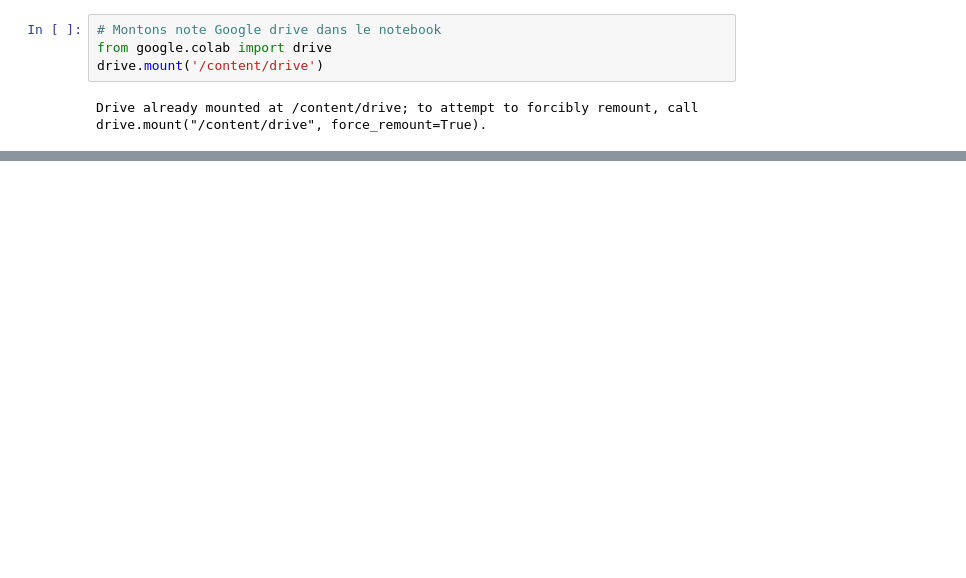
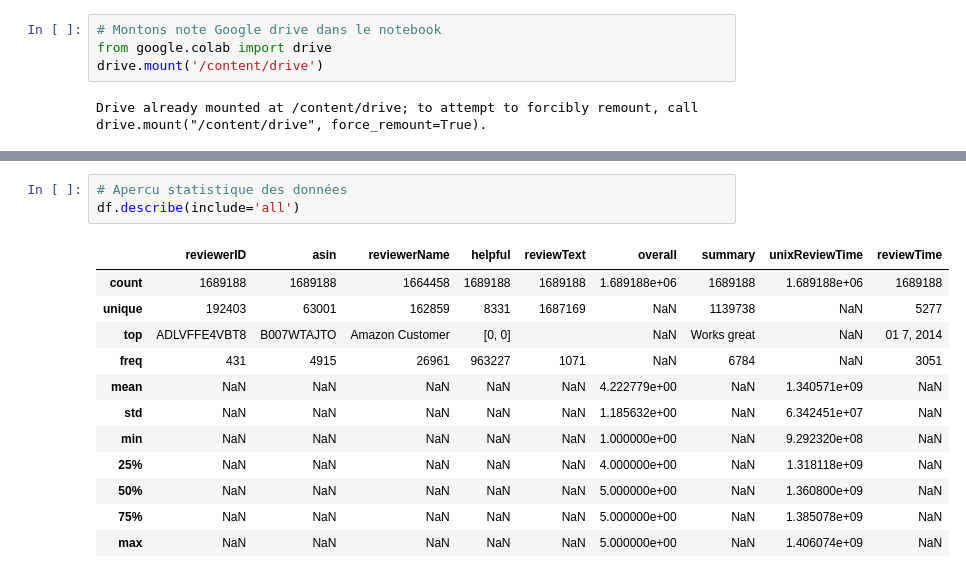
Before and after one commit to mobadata/detection-nouveautes-avis, a Jupyter notebook: Detection_nouveautes.ipynb, the cells around one changed output, grey strips where cells are left out. Saved outputs shown, nothing was run; the diff lists cells and outputs as text; blank space fills up the shorter version.

```diff
--- a/Detection_nouveautes.ipynb
+++ b/Detection_nouveautes.ipynb
@@ -32,0 +66,16 @@ df.head()
+# %%
+# Apercu statistique des données
+df.describe(include='all')
+# %% [output]
+|  | reviewerID | asin | reviewerName | helpful | reviewText | overall | summary | unixReviewTime | reviewTime |
+| count | 1689188 | 1689188 | 1664458 | 1689188 | 1689188 | 1.689188e+06 | 1689188 | 1.689188e+06 | 1689188 |
+| unique | 192403 | 63001 | 162859 | 8331 | 1687169 | NaN | 1139738 | NaN | 5277 |
+| top | ADLVFFE4VBT8 | B007WTAJTO | Amazon Customer | [0, 0] |  | NaN | Works great | NaN | 01 7, 2014 |
+| freq | 431 | 4915 | 26961 | 963227 | 1071 | NaN | 6784 | NaN | 3051 |
+| mean | NaN | NaN | NaN | NaN | NaN | 4.222779e+00 | NaN | 1.340571e+09 | NaN |
+| std | NaN | NaN | NaN | NaN | NaN | 1.185632e+00 | NaN | 6.342451e+07 | NaN |
+| min | NaN | NaN | NaN | NaN | NaN | 1.000000e+00 | NaN | 9.292320e+08 | NaN |
+| 25% | NaN | NaN | NaN | NaN | NaN | 4.000000e+00 | NaN | 1.318118e+09 | NaN |
+| 50% | NaN | NaN | NaN | NaN | NaN | 5.000000e+00 | NaN | 1.360800e+09 | NaN |
+| 75% | NaN | NaN | NaN | NaN | NaN | 5.000000e+00 | NaN | 1.385078e+09 | NaN |
+| max | NaN | NaN | NaN | NaN | NaN | 5.000000e+00 | NaN | 1.406074e+09 | NaN |
```
Also changed, not shown: parts of 10 cells of this notebook.
